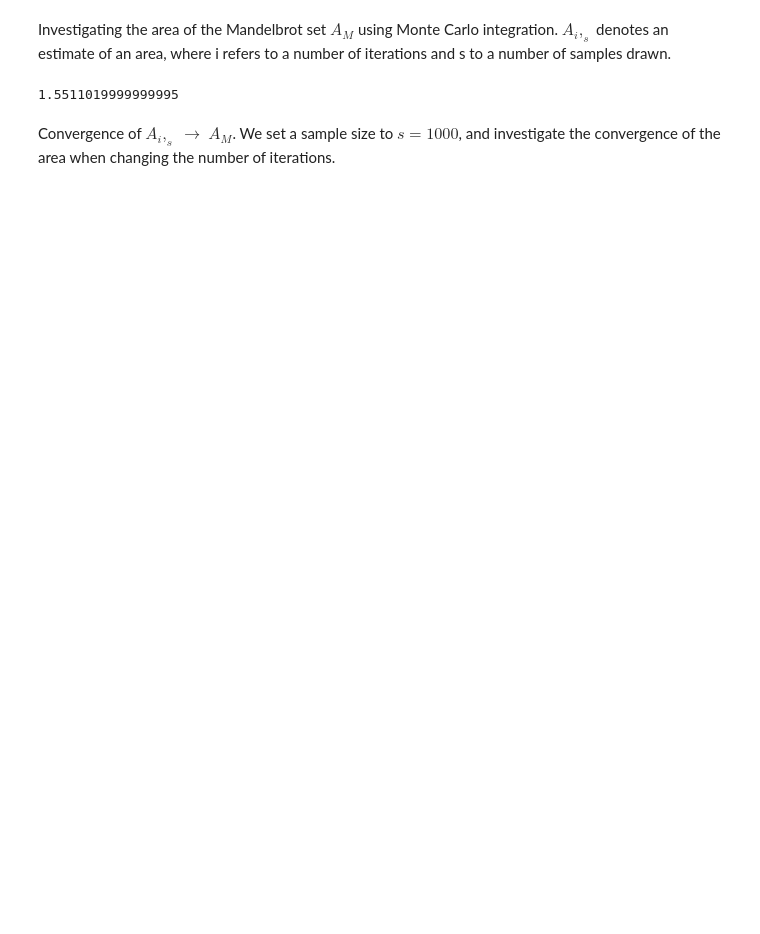
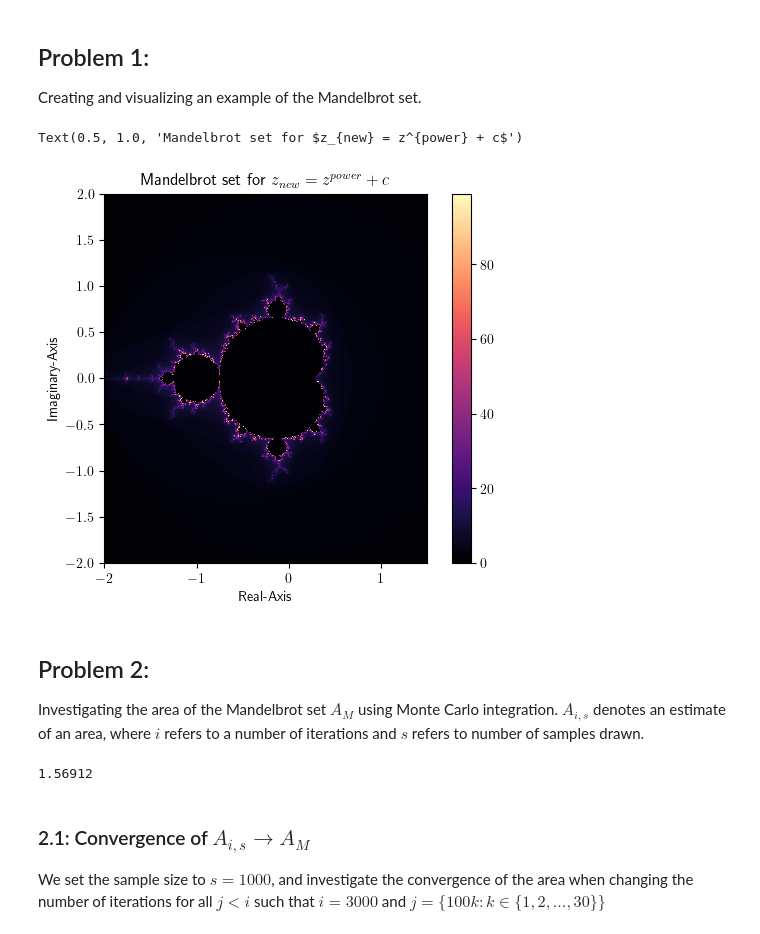
Before and after one commit to shaniasinha/stochastic-sim-a1, a Jupyter notebook: code.ipynb, the cells around one changed output. Saved outputs shown, nothing was run; the diff lists cells and outputs as text; code cells hidden in the pictures; blank space fills up the shorter version.

```diff
--- a/code.ipynb
+++ b/code.ipynb
@@ -46,0 +12,4 @@ plt.show()
+# %% [markdown]
+## Problem 1:
+
+Creating and visualizing an example of the Mandelbrot set.
@@ -47,2 +47,27 @@ plt.show()
+# %%
+# Setting parameters
+X, Y = np.linspace(-2,1.5,500), np.linspace(-2,2,500)
+bound = 2
+power = 2
+max_iter = 100
+colormap = 'magma'
+# %%
+# Calling the function to compute the mandelbrot-set
+mandelbrot_set = build_mandelbrot(X, Y, bound, power, max_iter)
+# %%
+# Plotting
+ax = plt.axes()
+ax.set_aspect('equal')
+graph = ax.pcolormesh(X, Y, mandelbrot_set, cmap = colormap, shading='auto')
+plt.colorbar(graph)
+plt.xlabel("Real-Axis")
+plt.ylabel("Imaginary-Axis")
+plt.title(f"Mandelbrot set for $z_{{new}} = z^{{power}} + c$")
+# plt.show()
+# %% [output]
+Text(0.5, 1.0, 'Mandelbrot set for $z_{new} = z^{power} + c$')
+[figure, added]
 # %% [markdown]
-Investigating the area of the Mandelbrot set $A_M$ using Monte Carlo integration. $A_i,_s$ denotes an estimate of an area, where i refers to a number of iterations and s to a number of samples drawn.
+## Problem 2:
+
+Investigating the area of the Mandelbrot set $A_M$ using Monte Carlo integration. $A_{i,s}$ denotes an estimate of an area, where $i$ refers to a number of iterations and $s$ refers to number of samples drawn.
@@ -88,9 +117,12 @@ def monte_carlo(i,s):
     return(average_size)
-# %%
-monte_carlo(100,10000)
-# %% [output]
-1.5511019999999995
+# %%
+#  Testing the function
+monte_carlo(100,1000)
+# %% [output]
+1.56912
 # %% [markdown]
-Convergence of $A_i,_s$ $\rightarrow$ $A_M$. We set a sample size to $s=1000$, and investigate the convergence of the area when changing the number of iterations.
+### 2.1: Convergence of $A_{i,s} \rightarrow A_M$
+
+We set the sample size to $s=1000$, and investigate the convergence of the area when changing the number of iterations for all $j<i$ such that $i = 3000$ and $j = \{100k: k \in \{1, 2, ..., 30\}\}$
 # %%
 number_of_iterations = np.array([100*i for i in range(1,31)])
```
Also changed, not shown: parts of 9 cells of this notebook.
